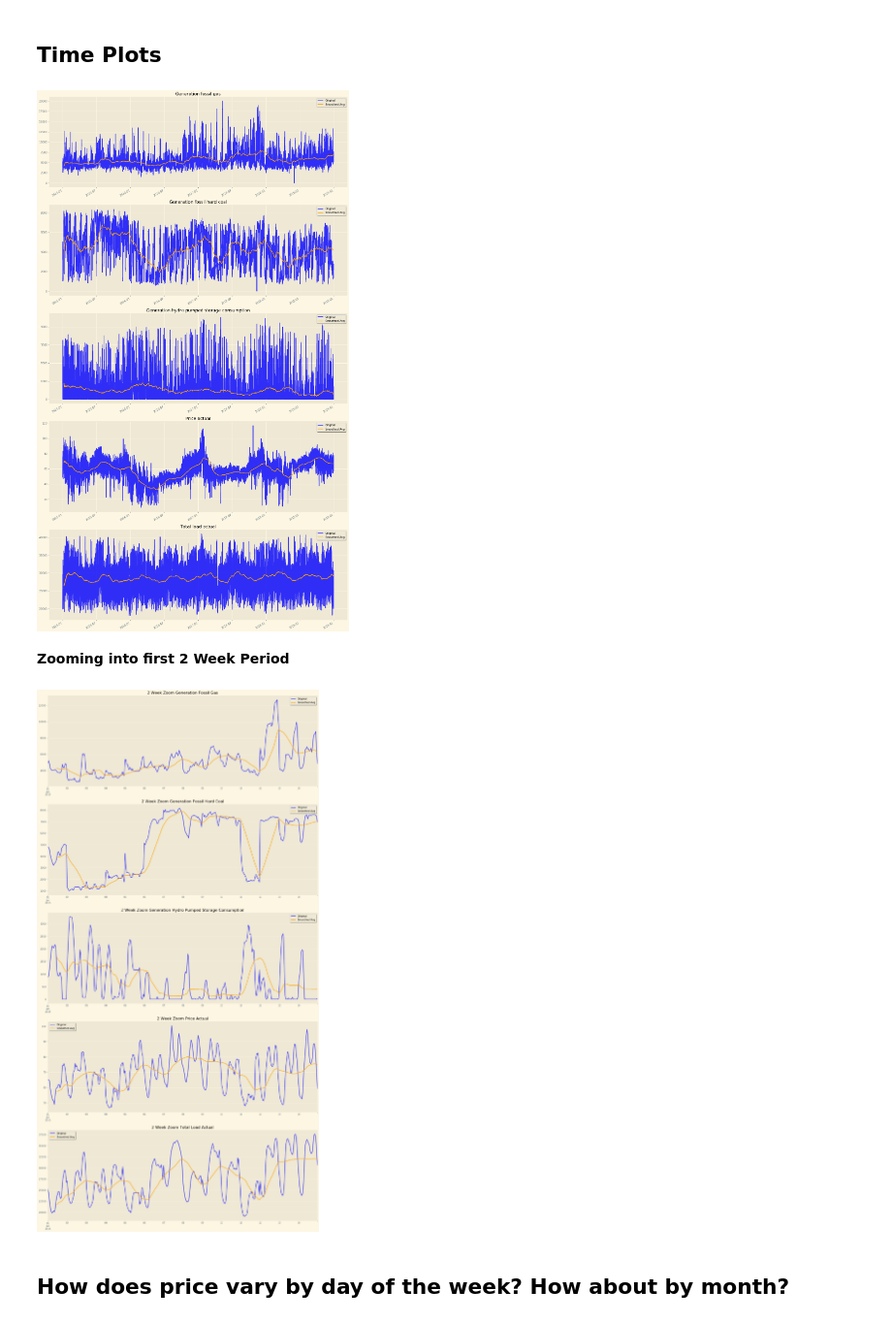
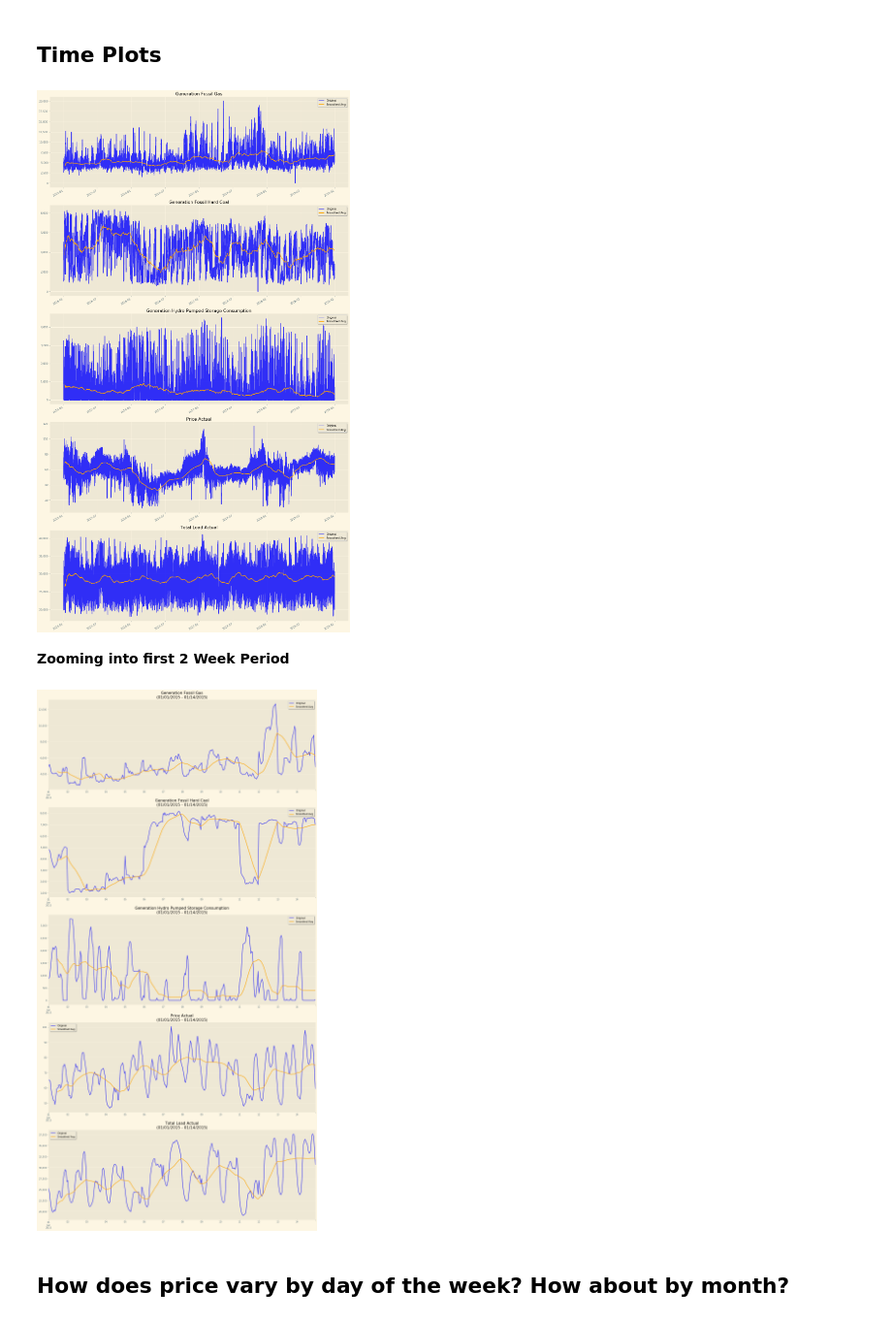
Before and after one commit to KishenSharma6/SpainEnergyAnalysis, a Jupyter notebook: Project Codes/02_Exploratory_Data_Analysis/2020_0620_Energy_Weather_EDA.ipynb, the cells around one changed output. Shown at 97% size. Drawn from its saved outputs; the diff is of its cells as text; code cells hidden in the pictures.

```diff
--- a/Project Codes/02_Exploratory_Data_Analysis/2020_0620_Energy_Weather_EDA.ipynb
+++ b/Project Codes/02_Exploratory_Data_Analysis/2020_0620_Energy_Weather_EDA.ipynb
@@ -25,7 +21,7 @@ pd.set_option("display.max_columns", 101)
 plt.style.use('Solarize_Light2')
 
 #Set path to save visualizations
-viz_path=r'C:\Users\kishe\Documents\Data Science\Projects\Python Projects\In Progress\Spain Hourly Energy Demand and Weather\Visualizations\Exploratory_Data_Analysis'
+viz_path=r'C:\Users\kishe\Documents\Data Science\Projects\Python Projects\In Progress\Spain Hourly Energy Demand and Weather\Visualizations\01_Exploratory_Data_Analysis'
 
 #Surpress warnings
 warnings.filterwarnings('ignore')
@@ -210,9 +205,6 @@ Features most correlated w/ target:
 # %% [markdown]
 ## Time Plots
 # %%
-#Import timeseries_plot
-from TimeseriesPlotter import timeseries_plot
-
 #Get count of features in correlated_features
 num_features = len(correlated_features)
 
@@ -221,38 +213,37 @@ f, axes = plt.subplots(num_features, 1, figsize = (20,40))
 
 #PLot raw data
 for col, ax in zip(correlated_features, axes):
-    df[col].plot(ax=ax, title = str.capitalize(col), label = 'Original', color = 'blue', alpha = .8)
+    df[col].plot(ax=ax, title = str.title(col), label = 'Original', color = 'blue', alpha = .8)
     df[col].rolling(min_periods=24*7, window=24*7*8).mean().plot(color = 'orange',ax =ax, label = 'Smoothed Avg', linewidth = 2)
+    ax.get_yaxis().set_major_formatter(plt.FuncFormatter(lambda x, loc: "{:,}".format(int(x))))
     ax.legend(shadow = True, frameon = True)
     ax.set_xlabel('')
 
-##Save fig##
-#plt.savefig(viz_path + '/Price/Correlation_Matrix.png',bbox_inches='tight')
+#Save fig#
+plt.savefig(viz_path + '/Timeplots_Correlated_Features.png',bbox_inches='tight')
 # %% [output]
-[figure, old version]
+[figure, new version]
 # %% [markdown]
 **Zooming into first 2 Week Period**
 # %%
-#Import timeseries_plot
-from TimeseriesPlotter import timeseries_plot
-
 #Get count of features in correlated_features
 num_features = len(correlated_features)
 
 #Set figure size
 f, axes = plt.subplots(num_features, 1, figsize = (20,40))
 
 #PLot raw data
 for col, ax in zip(correlated_features, axes):
-    df[col][:24*14].plot(ax=ax, title = '2 Week Zoom ' + str.title(col), label = 'Original',color = 'blue', alpha = .8)
+    df[col][:24*14].plot(ax=ax, title = str.title(col)+'\n(01/01/2015 - 01/14/2015)', label = 'Original',color = 'blue', alpha = .8)
     df[col][:24*14].rolling(min_periods=12, window=24).mean().plot(color = 'orange',ax =ax, label = 'Smoothed Avg')
     ax.legend(shadow = True, frameon = True)
+    ax.get_yaxis().set_major_formatter(plt.FuncFormatter(lambda x, loc: "{:,}".format(int(x))))
     ax.set_xlabel('')
 
-##Save fig##
-#plt.savefig(viz_path + '/Price/Correlation_Matrix.png',bbox_inches='tight')
+#Save fig
+plt.savefig(viz_path + '/Zoomed_Timeplots.png',bbox_inches='tight')
 # %% [output]
-[figure, old version]
+[figure, new version]
 # %% [markdown]
 ## How does price vary by day of the week? How about by month?
 # %% [markdown]
```
Also changed, not shown: parts of 12 cells of this notebook.
